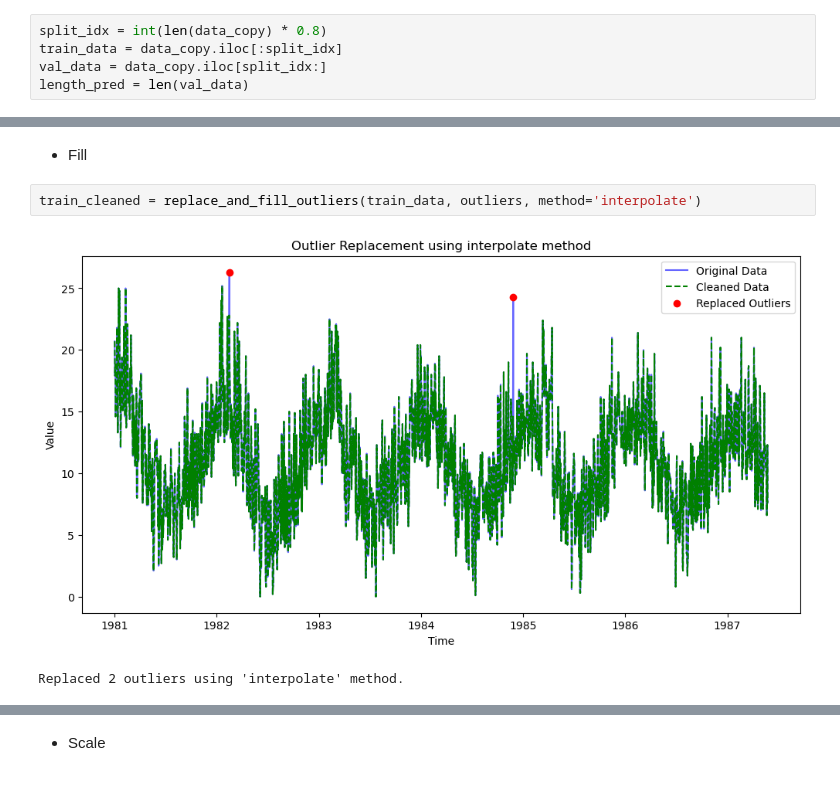
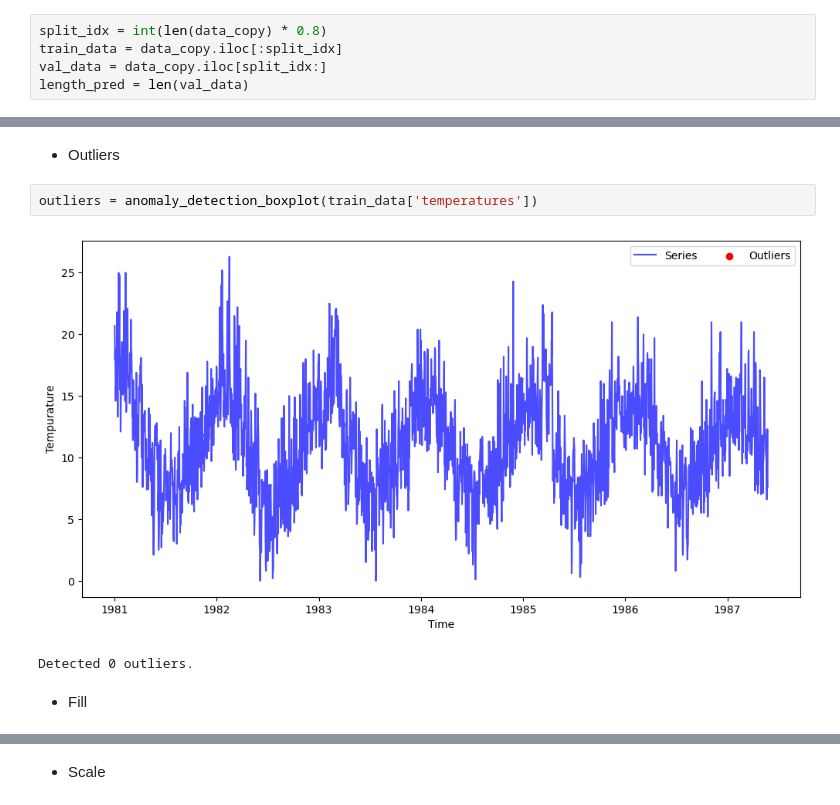
Before and after one commit to ritvien/Timeseries-Forecast, a Jupyter notebook: notebooks/3_0_ARIMA.ipynb, the cells around one changed output, grey strips where cells are left out. Drawn from its saved outputs; the diff is of its cells as text.

Commit message:
create main, processor, pipeline, anomaly_detection, boxplot của các notebook vẫn chưa ok

```diff
--- a/notebooks/3_0_ARIMA.ipynb
+++ b/notebooks/3_0_ARIMA.ipynb
@@ -382,7 +375,9 @@ Detected 2 outliers.
-# %% [markdown]
-* Fill
-# %%
-train_cleaned = replace_and_fill_outliers(train_data, outliers, method='interpolate')
-# %% [output]
-[figure, removed]
-Replaced 2 outliers using 'interpolate' method.
+# %% [markdown]
+* Outliers
+# %%
+outliers = anomaly_detection_boxplot(train_data['temperatures'])
+# %% [output]
+[figure, added]
+Detected 0 outliers.
+# %% [markdown]
+* Fill
```
Also changed, not shown: parts of 14 cells of this notebook, 8 other files.
